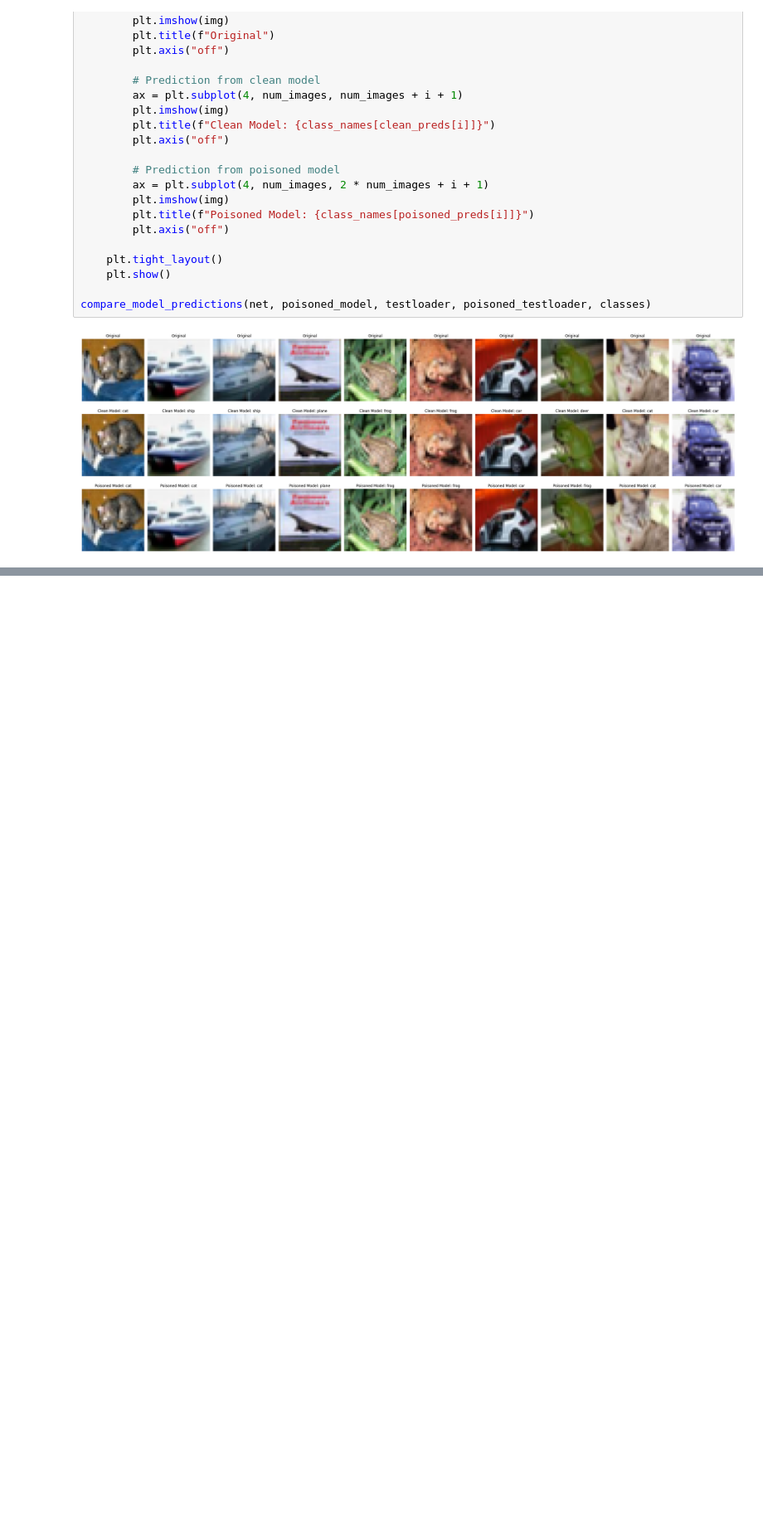
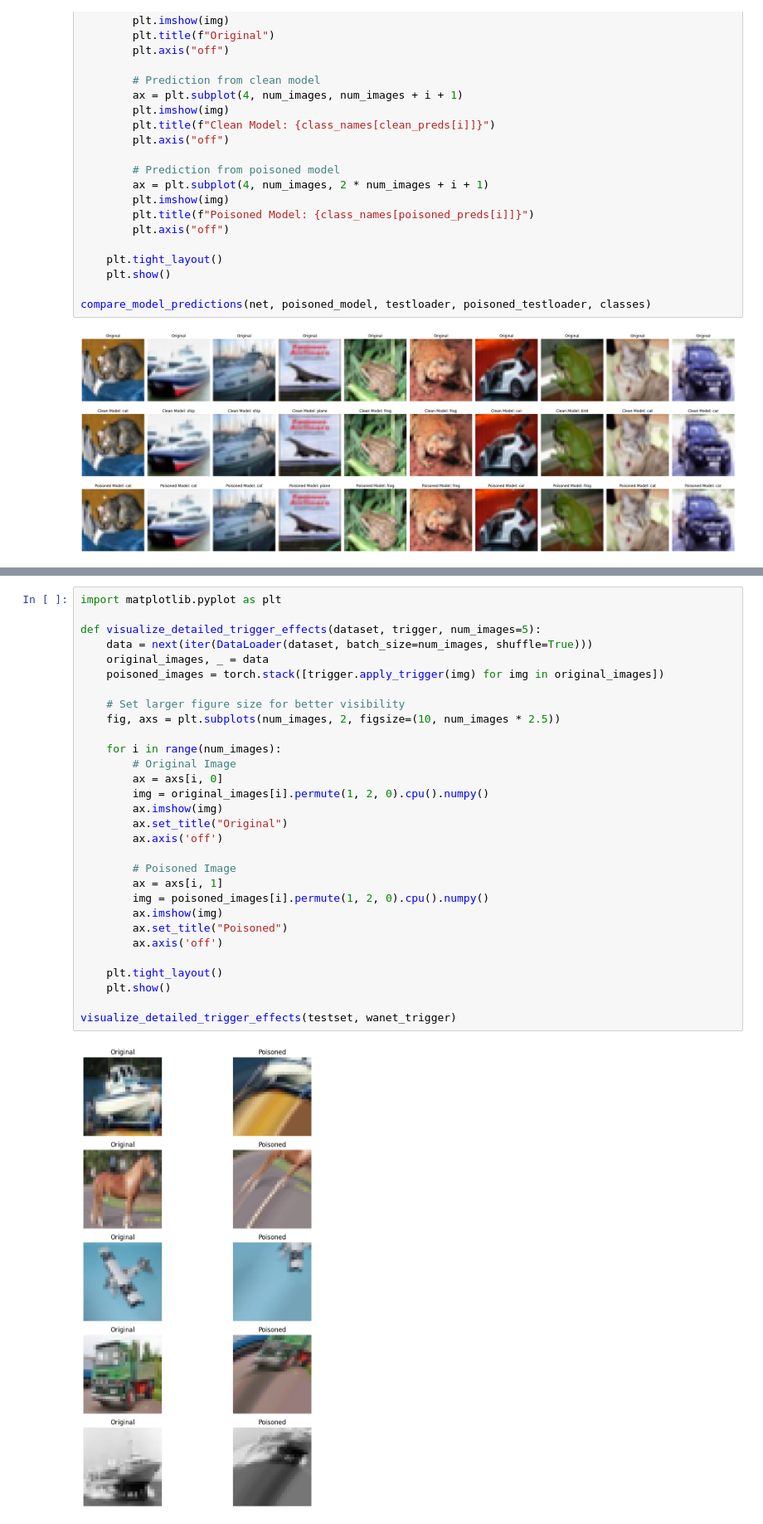
Before and after one commit to tnhi26990/deep_learning, a Jupyter notebook: practice/others/backdoor_blend.ipynb, the cells around one changed output, grey strips where cells are left out. Shown at 83% size. Drawn from its saved outputs; the diff is of its cells as text; blank space fills up the shorter version.

```diff
--- a/practice/others/backdoor_blend.ipynb
+++ b/practice/others/backdoor_blend.ipynb
@@ -632,0 +741,32 @@ Class 2 makes up 10.00% of the dataset
+# %%
+import matplotlib.pyplot as plt
+
+def visualize_detailed_trigger_effects(dataset, trigger, num_images=5):
+    data = next(iter(DataLoader(dataset, batch_size=num_images, shuffle=True)))
+    original_images, _ = data
+    poisoned_images = torch.stack([trigger.apply_trigger(img) for img in original_images])
+
+    # Set larger figure size for better visibility
+    fig, axs = plt.subplots(num_images, 2, figsize=(10, num_images * 2.5))
+
+    for i in range(num_images):
+        # Original Image
+        ax = axs[i, 0]
+        img = original_images[i].permute(1, 2, 0).cpu().numpy()
+        ax.imshow(img)
+        ax.set_title("Original")
+        ax.axis('off')
+
+        # Poisoned Image
+        ax = axs[i, 1]
+        img = poisoned_images[i].permute(1, 2, 0).cpu().numpy()
+        ax.imshow(img)
+        ax.set_title("Poisoned")
+        ax.axis('off')
+
+    plt.tight_layout()
+    plt.show()
+
+visualize_detailed_trigger_effects(testset, wanet_trigger)
+# %% [output]
+[figure, added]
```
Also changed, not shown: parts of 21 cells of this notebook.
